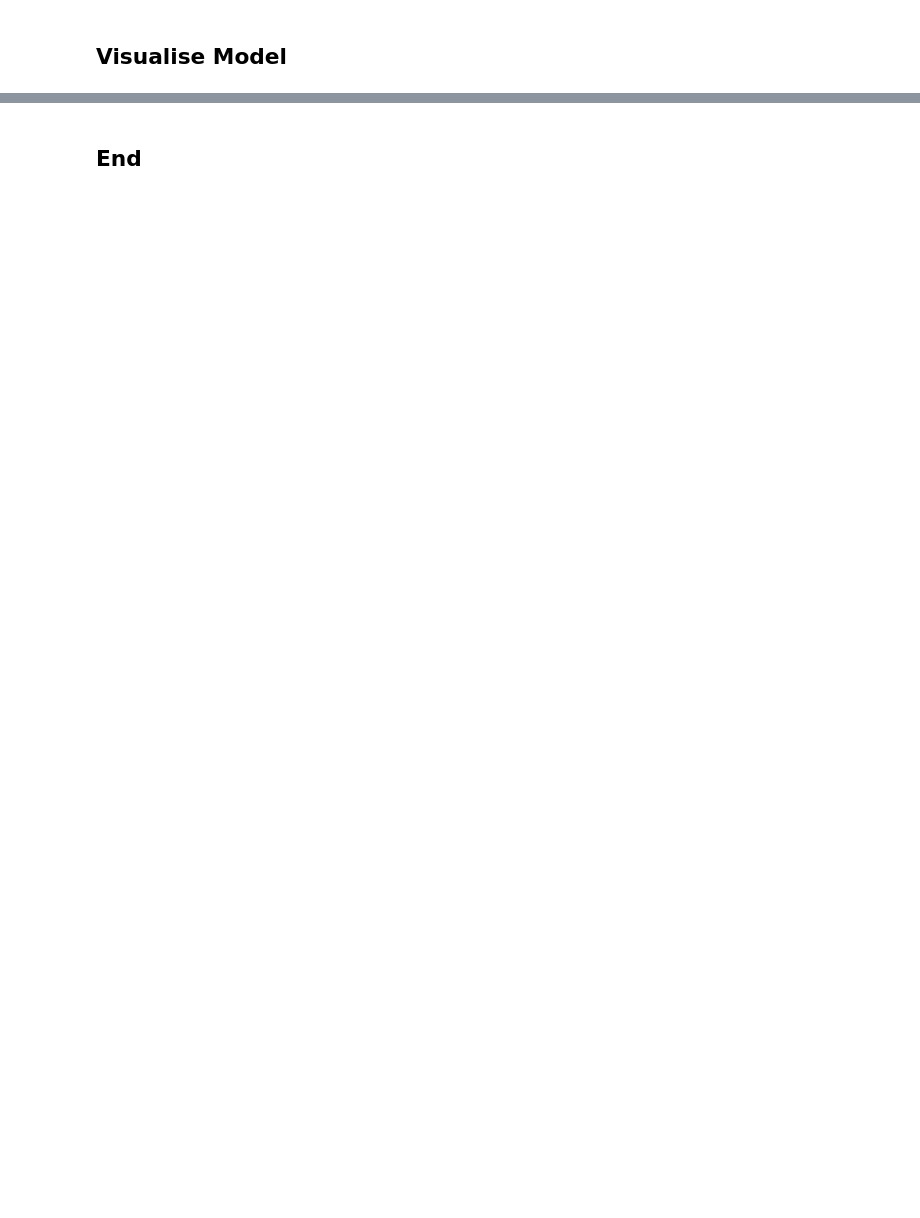
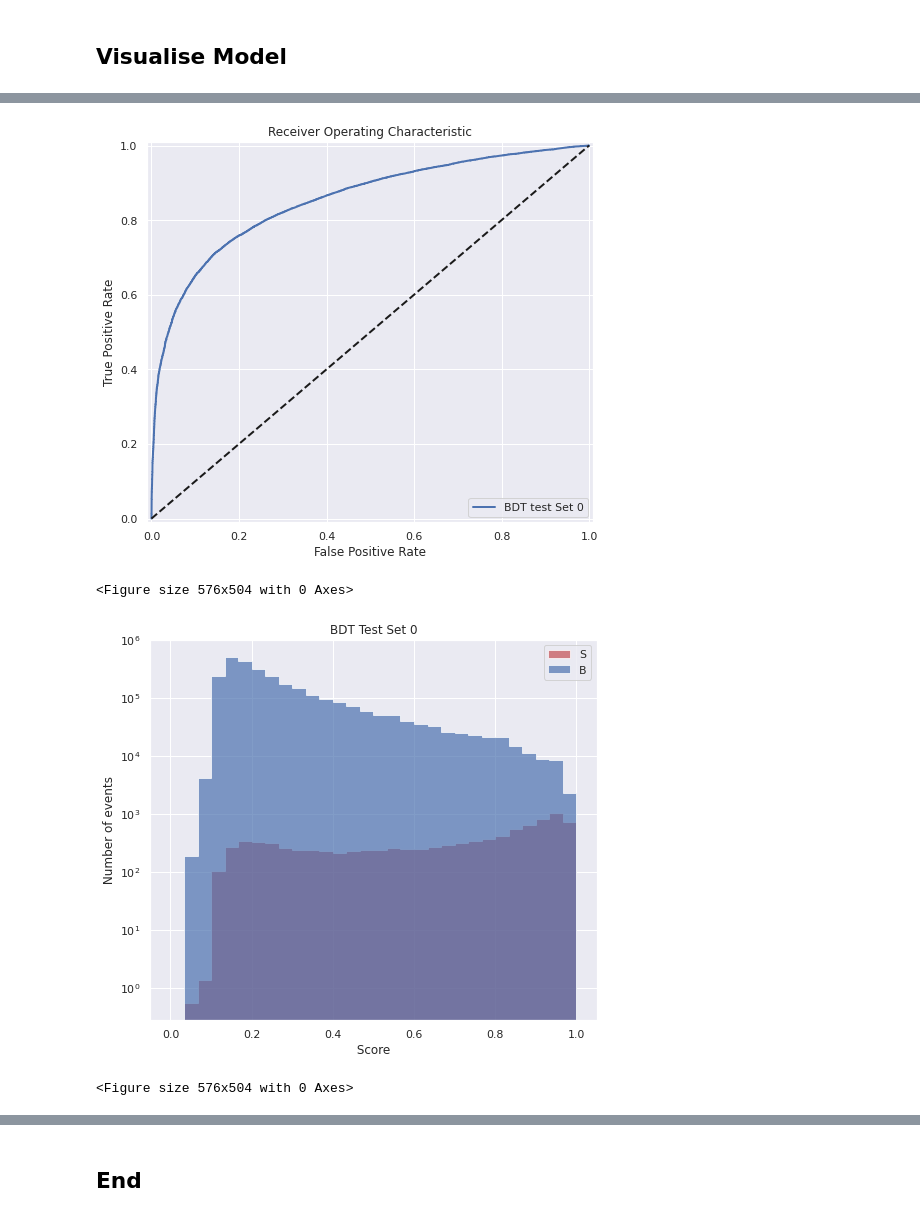
Before and after one commit to ihsaan-ullah/fair-universe, a Jupyter notebook: Competition_Bundle_HEP/Starting_kit/Starting_kit.ipynb, the cells around one changed output, grey strips where cells are left out. Cells and saved outputs as stored; diff of their text form; code cells hidden in the pictures; blank space fills up the shorter version.

```diff
--- a/Competition_Bundle_HEP/Starting_kit/Starting_kit.ipynb
+++ b/Competition_Bundle_HEP/Starting_kit/Starting_kit.ipynb
@@ -137,0 +132,14 @@ for test_set in model.test_sets:
+# %%
+i = 0
+for valid_set in model.validation_sets:
+    roc_curve_(valid_set['score'],valid_set['labels'] ,valid_set['weights'],plot_label = model.model_name + f" test Set {i}",color='b',lw = 2)
+
+    events_histogram(valid_set['score'],valid_set['labels'] ,valid_set['weights'],plot_label = model.model_name + f" Test Set {i}")
+
+    score_histogram(valid_set['score'],valid_set['labels'] ,plot_label = model.model_name + f" Test Set {i}")
+    i = i + 1
+# %% [output]
+[figure, added]
+<Figure size 576x504 with 0 Axes>
+[figure, added]
+<Figure size 576x504 with 0 Axes>
```
Also changed, not shown: parts of 6 cells of this notebook, 7 other files.
